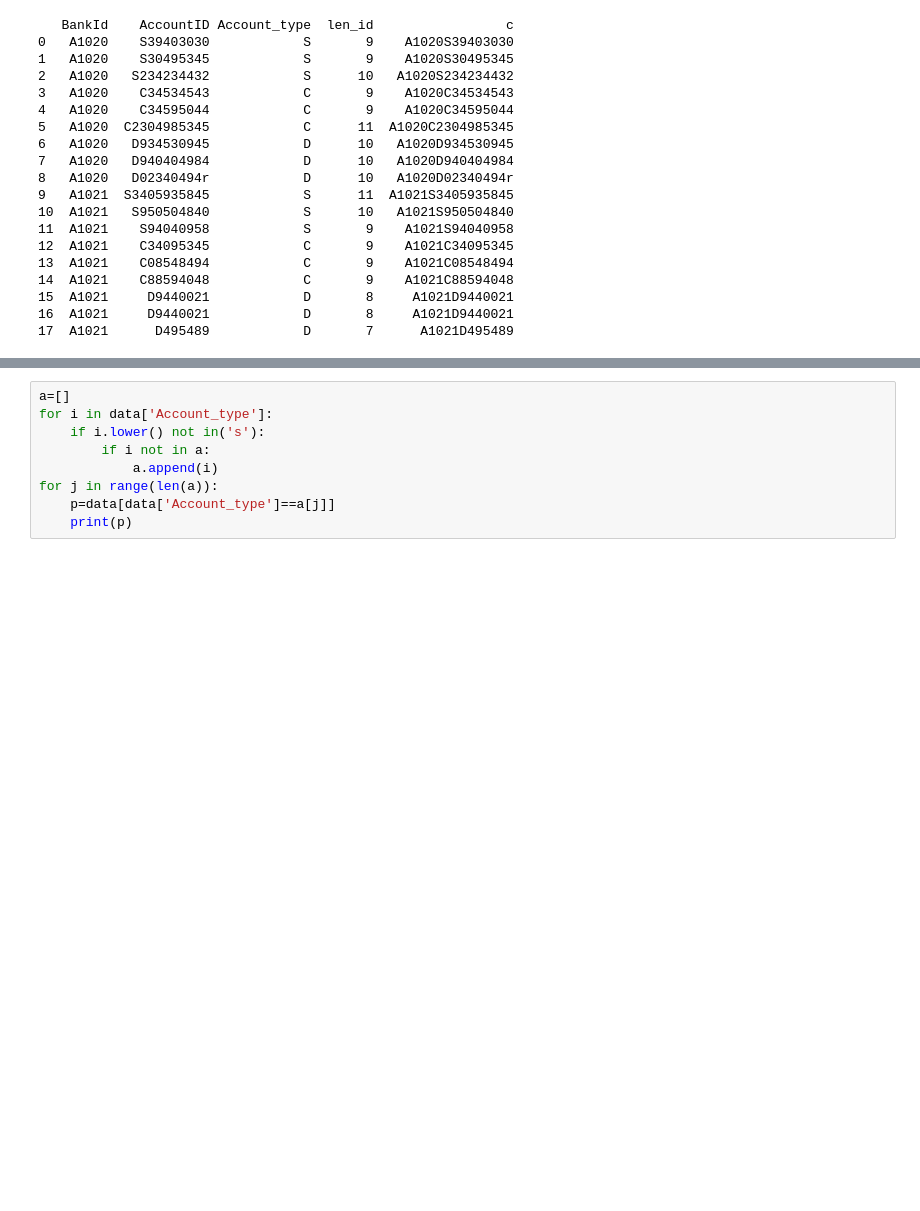
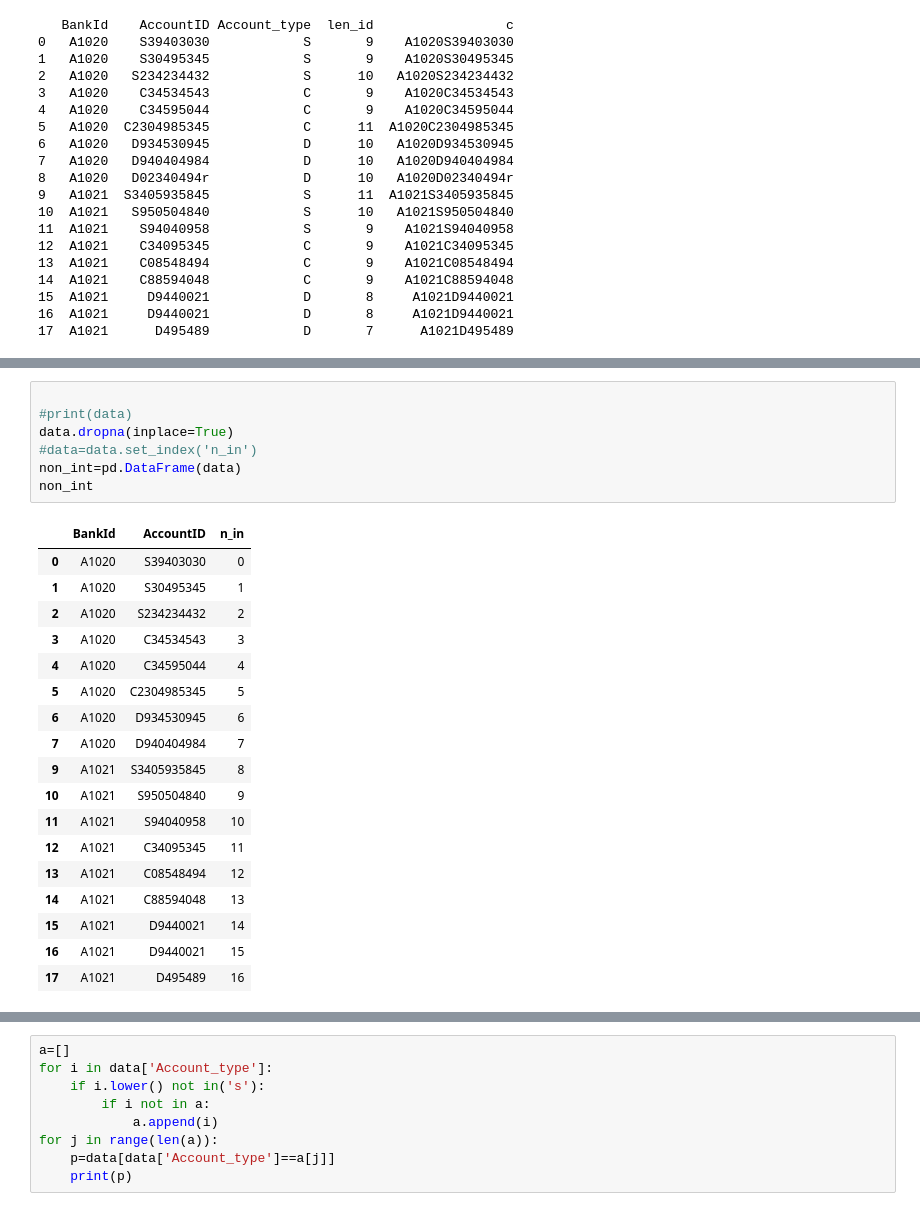
Before and after one commit to Deepamageswari/practice, a Jupyter notebook: bank validation.ipynb, the cells around one changed output, grey strips where cells are left out. Saved outputs shown, nothing was run; the diff lists cells and outputs as text; blank space fills up the shorter version.

```diff
--- a/bank validation.ipynb
+++ b/bank validation.ipynb
@@ -224,0 +219,26 @@ d
+# %%
+
+#print(data)
+data.dropna(inplace=True)
+#data=data.set_index('n_in')
+non_int=pd.DataFrame(data)
+non_int
+# %% [output]
+|  | BankId | AccountID | n_in |
+| 0 | A1020 | S39403030 | 0 |
+| 1 | A1020 | S30495345 | 1 |
+| 2 | A1020 | S234234432 | 2 |
+| 3 | A1020 | C34534543 | 3 |
+| 4 | A1020 | C34595044 | 4 |
+| 5 | A1020 | C2304985345 | 5 |
+| 6 | A1020 | D934530945 | 6 |
+| 7 | A1020 | D940404984 | 7 |
+| 9 | A1021 | S3405935845 | 8 |
+| 10 | A1021 | S950504840 | 9 |
+| 11 | A1021 | S94040958 | 10 |
+| 12 | A1021 | C34095345 | 11 |
+| 13 | A1021 | C08548494 | 12 |
+| 14 | A1021 | C88594048 | 13 |
+| 15 | A1021 | D9440021 | 14 |
+| 16 | A1021 | D9440021 | 15 |
+| 17 | A1021 | D495489 | 16 |
```
Also changed, not shown: parts of 15 cells of this notebook.
